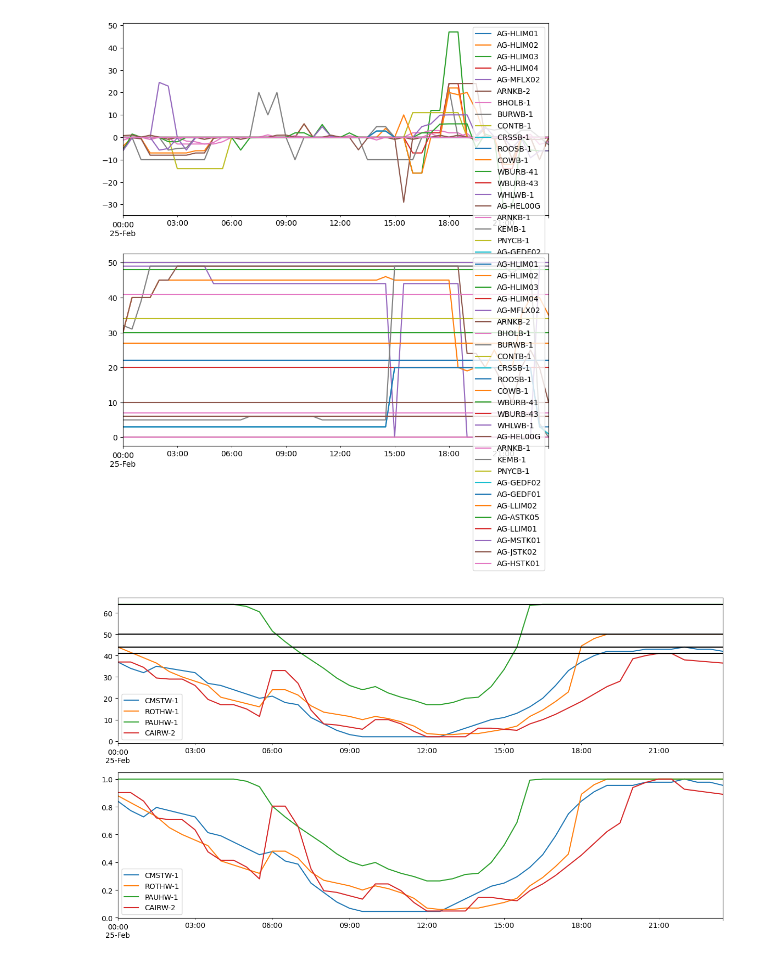
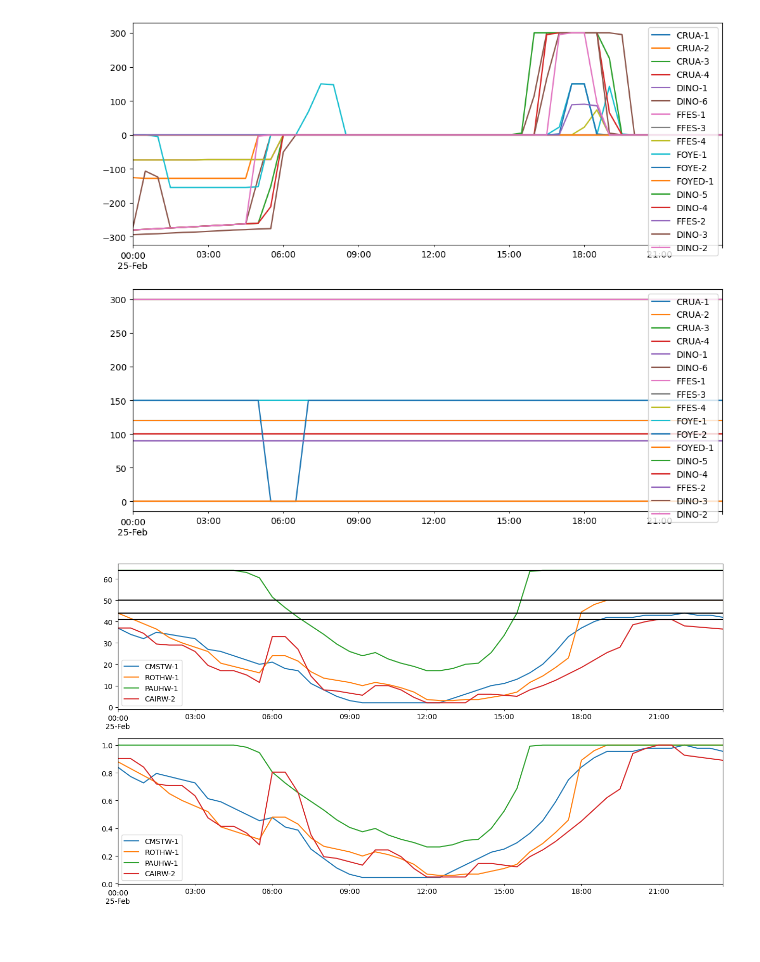
Before and after one commit to LukasFrankenQ/GBPower, a Jupyter notebook: notebooks/build_supply_curve.ipynb, the cells around one changed output. Drawn from its saved outputs; the diff is of its cells as text; code cells hidden in the pictures.

Commit message:
added phs capacity to battery capacity estimation

```diff
--- a/notebooks/build_supply_curve.ipynb
+++ b/notebooks/build_supply_curve.ipynb
@@ -144,44 +145,65 @@ def add_thermal(
         p_max_pu=mel[plants].div(mel[plants].max()),
     )
 
+
 def add_batteries(
         n,
         bmus,
         pn,
-        mel
+        mel,
+        battery_capacities,
         ):
 
     batteries = bmus[bmus['carrier'] == 'battery'].index
-    print('adding batteries: ')
-    print(bmus.loc[batteries].head())
-
-    print('total available')
-    print(len(batteries))
-
-    import matplotlib.pyplot as plt
-    fig, axs = plt.subplots(2, 1, figsize=(10, 10))
-
-    print('total available')
-    print(len(batteries))
 
     batteries = batteries.intersection(pn.columns).intersection(mel.columns)
 
-    print('actually available')
-    print(len(batteries))
+    # times two because time step is 30 minutes and max_hours does not
+    # refer to hours but time steps within the context of the network's
+    # time scale
+    max_hours = (
+        battery_capacities['energy_cap[MWh]']
+        .div(battery_capacities['power_cap[MW]'])
+        .mul(2.)
+    )
 
-    pn.loc[:, batteries].plot(ax=axs[0])
-    mel.loc[:, batteries].plot(ax=axs[1])
+    n.add(
+        "StorageUnit",
+        batteries,
+        bus='bus',
+        p_nom=battery_capacities.loc[batteries, 'power_cap[MW]'],
+        max_hours=max_hours.loc[batteries],
+        marginal_cost=0.,
+        e_cyclic=True,
+        state_of_charge_initial=(
+            battery_capacities
+            .loc[batteries, 'energy_cap[MWh]']
+            .div(3.)
+        ),
+    )
 
+
+def add_pumped_hydro(
+    n,
+    bmus,
+    pn,
+    mel,
+    ):
+    phs = bmus[bmus['carrier'] == 'PHS'].index
+    print(phs)
+
+    print(f'Adding {len(phs)} pumped hydro storage units...')
+
+    import matplotlib.pyplot as plt
+
+    fig, ax = plt.subplots(2, 1, figsize=(12, 10))
+
+    pn[phs].plot(ax=ax[0])
+    mel[phs].plot(ax=ax[1])
     plt.show()
 
 
 
-
-
-
-
-def add_pumped_hydro():
-    raise NotImplementedError
 
 def add_cascade():
     raise NotImplementedError
@@ -202,6 +224,7 @@ def build_static_supply_curve(
         cfd_strike_prices,
         roc_values,
         nuclear_wholesale_price,
+        battery_capacities,
     ):
     """
     Builds one day of available power plants, storage units and their marginal costs.
@@ -216,7 +239,8 @@ def build_static_supply_curve(
     add_solar(n, bmus, pn)
     add_nuclear(n, bmus, pn, nuclear_wholesale_price)
     add_thermal(n, bmus, pn, mel, wholesale_prices)
-    add_batteries(n, bmus, pn, mel)
+    add_batteries(n, bmus, pn, mel, battery_capacities)
+    add_pumped_hydro(n, bmus, pn, mel)
 
 
 
@@ -258,6 +282,10 @@ if __name__ == '__main__':
 
     nuclear_wholesale_price = pd.read_csv(nuclear_marginal_price_fn, index_col=0).iloc[0,0]
 
+    battery_capacities = pd.read_csv(battery_capacities_fn, index_col=0)
+
+
+
     build_static_supply_curve(
         n,
         bmus,
@@ -267,6 +295,7 @@ if __name__ == '__main__':
         cfd_strike_prices,
         roc_values,
         nuclear_wholesale_price,
+        battery_capacities,
         )
 # %% [output]
 Adding 97 onwind generators...
@@ -291,4 +311,4 @@ actually available
-[figure, old version]
+[figure, new version]
 # %%
 import matplotlib.pyplot as plt
 
```
Also changed, not shown: parts of 2 cells of this notebook, 2 other files.
